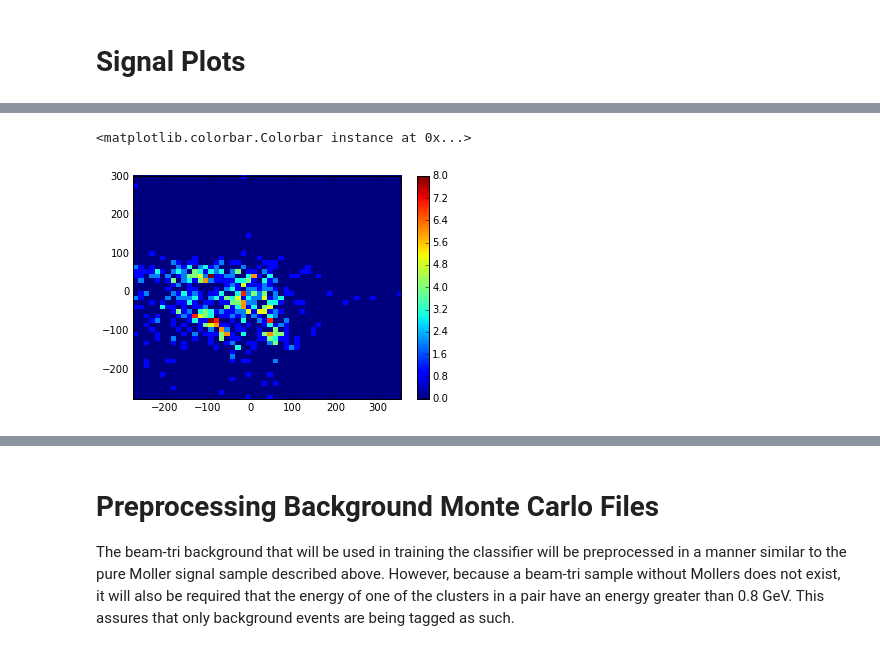
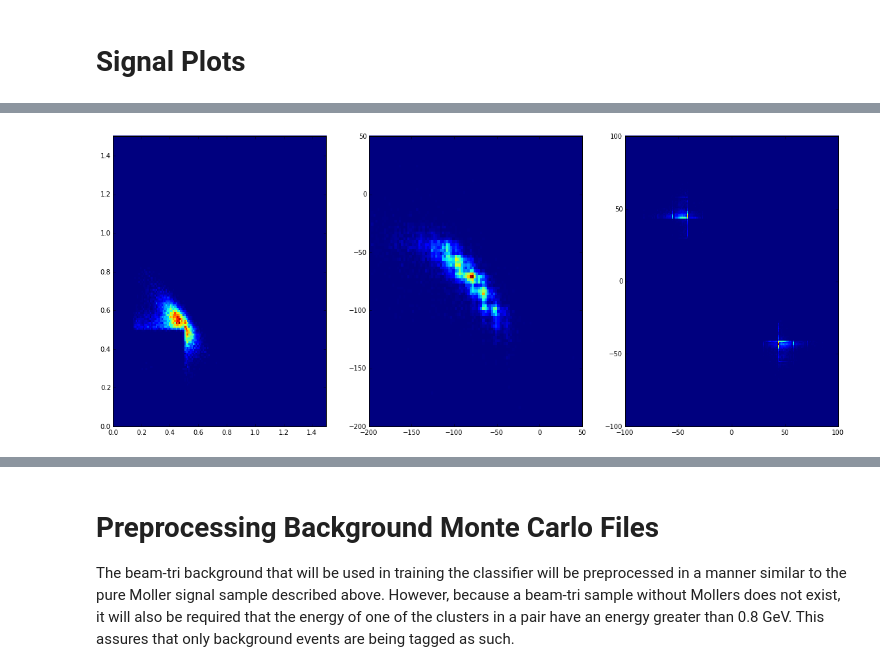
Before and after one commit to omar-moreno/hps-analysis, a Jupyter notebook: python/notebooks/moller_classification.ipynb, the cells around one changed output, grey strips where cells are left out. Drawn from its saved outputs; the diff is of its cells as text; code cells hidden in the pictures.

Commit message:
Add plots of signal and background.  Cross-validate both a decision tree and random forest.

```diff
--- a/python/notebooks/moller_classification.ipynb
+++ b/python/notebooks/moller_classification.ipynb
@@ -19,14 +21,14 @@ import root_numpy as rnp
 import matplotlib.pyplot as plt
 
 # Open a ROOT file and create a record array out of the ROOT tree
-X_rec = rnp.root2array("hps_005772.0_dst_20151010092742126_preprocessed_signal.root")
+X_rec = rnp.root2array("mollers_preprocessed_signal.root")
 
 # Convert the data into an array so it can be used by scikit-learn
-X = rnp.rec2array(X_rec)
-print len(X)
-print X
+X_sig = rnp.rec2array(X_rec)
+#print X_sig
+print len(X_sig)
+print X_sig.shape
 
 # Create the data labels
-y = np.ones(len(X))
-print len(y)
+y_sig = np.ones(len(X_sig))
 # %% [output]
@@ -73,8 +37,15 @@ plt.hist(cluster_pair_energy_sum, 50)
-# %%
-cluster_pair_energy_high_x = X_rec['cluster_pair_energy_high_x']
-cluster_pair_energy_low_x = X_rec['cluster_pair_energy_low_x']
-plt.hist2d(cluster_pair_energy_high_x, cluster_pair_energy_low_x, 50)
-plt.colorbar()
-# %% [output]
-<matplotlib.colorbar.Colorbar instance at 0x...>
-[figure, removed]
+# %%
+# Plot the energy of the highest energy cluster in the event
+cluster_0_energy = X_rec['cluster_0_energy']
+cluster_1_energy = X_rec['cluster_1_energy']
+cluster_0_x = X_rec['cluster_0_x']
+cluster_1_x = X_rec['cluster_1_x']
+cluster_0_y = X_rec['cluster_0_y']
+cluster_1_y = X_rec['cluster_1_y']
+
+fig, (ax0, ax1, ax2) = plt.subplots(ncols=3, figsize=(20,8))
+im = ax0.hist2d(cluster_0_energy, cluster_1_energy, bins=150, range=[[0, 1.5], [0, 1.5]])
+ax1.hist2d(cluster_0_x, cluster_1_x, bins=100, range=[[-200, 50], [-200, 50]]);
+ax2.hist2d(cluster_0_y, cluster_1_y, bins=200, range=[[-100, 100], [-100, 100]]);
+# %% [output]
+[figure, added]
```
Also changed, not shown: parts of 47 cells of this notebook.
